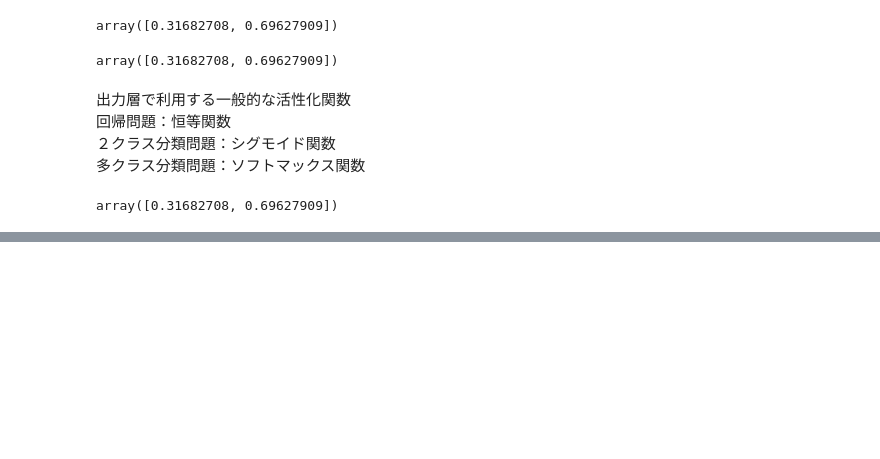
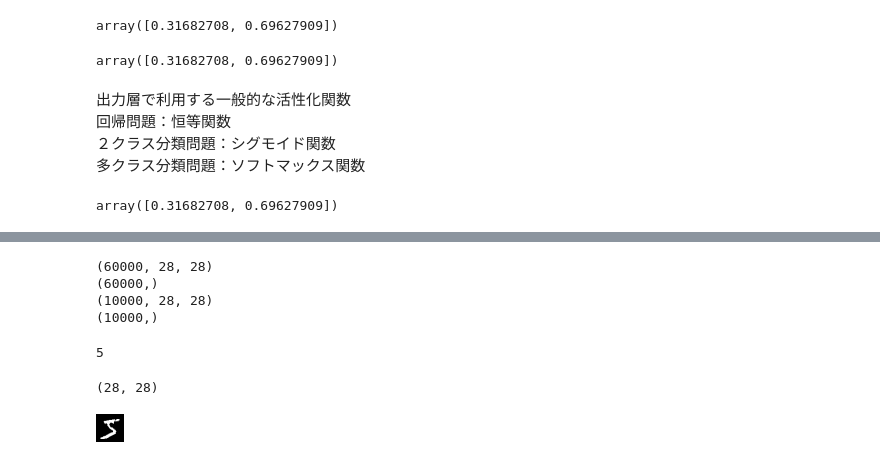
Before and after one commit to TakuyaArai353/DL_from_scratch, a Jupyter notebook: 3.neural_network/neural_network.ipynb, the cells around one changed output, grey strips where cells are left out. Saved outputs shown, nothing was run; the diff lists cells and outputs as text; code cells hidden in the pictures; blank space fills up the shorter version.

Commit message:
add: ソフトマックス関数の実装、mnist 手書きデータの読み込み:fire:

```diff
--- a/3.neural_network/neural_network.ipynb
+++ b/3.neural_network/neural_network.ipynb
@@ -193,0 +245,12 @@ array([0.31682708, 0.69627909])
+# %%
+(train_images, train_labels), (test_images, test_labels) = mnist.load_data()
+# %%
+print(train_images.shape)
+print(train_labels.shape)
+print(test_images.shape)
+print(test_labels.shape)
+# %% [output]
+(60000, 28, 28)
+(60000,)
+(10000, 28, 28)
+(10000,)
@@ -193,0 +259,18 @@ array([0.31682708, 0.69627909])
+# %%
+def img_show(img):
+    pil_img = Image.fromarray(np.uint8(img))
+    pil_img.show()
+# %%
+img = train_images[0]
+label = train_labels[0]
+print(label)
+# %% [output]
+5
+# %%
+print(img.shape)
+# %% [output]
+(28, 28)
+# %%
+img_show(img)
+# %% [output]
+[figure, added]
```
Also changed, not shown: parts of 12 cells of this notebook.
